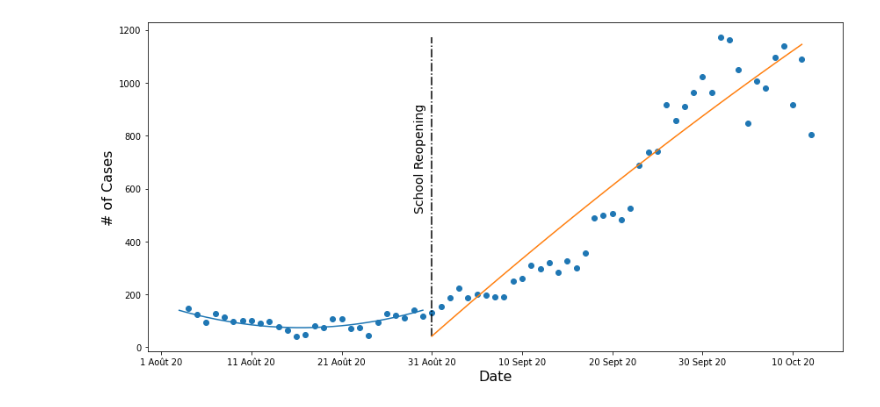
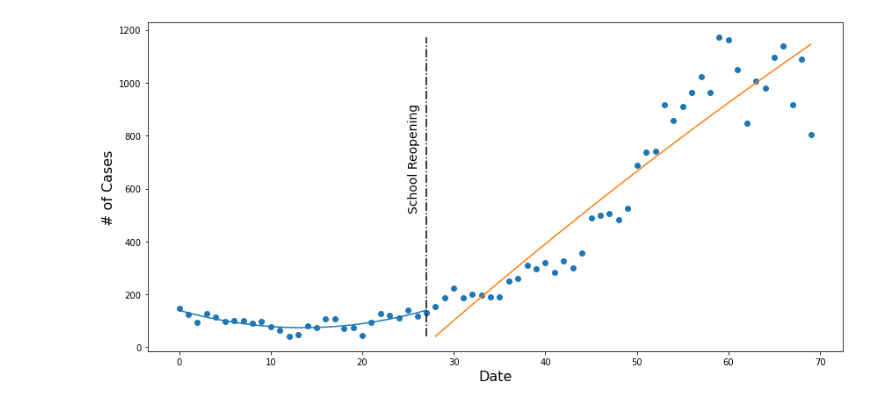
Before and after one commit to mmrossi/m3-4-rdd-project, a Jupyter notebook: Rough Draft.ipynb, the cells around one changed output. Saved outputs shown, nothing was run; the diff lists cells and outputs as text; code cells hidden in the pictures.

```diff
--- a/Rough Draft.ipynb
+++ b/Rough Draft.ipynb
@@ -82,14 +64,14 @@ temp_pd3 = cov.loc[period3]
 # %%
 #Pre-locdown
 
-X = temp_prld[['Day','Day_sq']]
+X = pre_LD1[['Day','Day_sq']]
 X = sm.add_constant(X)
 
-y = temp_prld['Cas']
+y = pre_LD1['Cas']
 
 model_1 = sm.OLS(y, X).fit(cov_type='HC2')
 
 y_hat_1 = model_1.predict(X)
 
 
-#model_1.summary()
+model_1.summary()
@@ -96,13 +99,13 @@ y_hat_1 = model_1.predict(X)
 # %%
 #Post-Lockdown
 
-X = temp_pold[['Day','Day_sq']]
+X = post_LD1[['Day','Day_sq']]
 X = sm.add_constant(X)
 
-y = temp_pold['Cas']
+y = post_LD1['Cas']
 
 model_2 = sm.OLS(y,X).fit(cov_type='HC2')
 
 y_hat_2 = model_2.predict(X)
 
-#model_2.summary()
+model_2.summary()
@@ -127,13 +153,13 @@ plt.tight_layout()
 # %%
 #Pre-School Opening
 
-X = temp_prsc[['Day','Day_sq']]
+X = pre_sch[['Day','Day_sq']]
 X = sm.add_constant(X)
 
-y = temp_prsc['Cas']
+y = pre_sch['Cas']
 
 model_1 = sm.OLS(y, X).fit(cov_type='HC2')
 
 y_hat_1 = model_1.predict(X)
 
-#model_1.summary()
+model_1.summary()
@@ -140,13 +187,13 @@ y_hat_1 = model_1.predict(X)
 # %%
 #Post-School Opening
 
-X = temp_posc[['Day','Day_sq']]
+X = post_sch[['Day','Day_sq']]
 X = sm.add_constant(X)
 
-y = temp_posc['Cas']
+y = post_sch['Cas']
 
 model_2 = sm.OLS(y,X).fit(cov_type='HC2')
 
 y_hat_2 = model_2.predict(X)
 
-#model_2.summary()
+model_2.summary()
@@ -153,18 +223,18 @@ y_hat_2 = model_2.predict(X)
 # %%
 fig, ax = plt.subplots(figsize=(12,6))
 
-plt.scatter(x=temp_pd2.Day,y=temp_pd2.Cas)
+plt.scatter(x=period2_df.Day,y=period2_df.Cas)
 plt.plot(y_hat_1)
 plt.plot(y_hat_2)
-ax.text(y=520,x=188,s='School Reopening',rotation=90,fontsize=14)
-ax.vlines(x=190,ymin=temp_pd2.Cas.min(),ymax=temp_pd2.Cas.max(),linestyle='dashdot')
-plt.xticks(np.linspace(160,230,8),('1 Août 20','11 Août 20','21 Août 20','31 Août 20',
-                                   '10 Sept 20','20 Sept 20','30 Sept 20','10 Oct 20'))
+ax.text(y=520,x=25,s='School Reopening',rotation=90,fontsize=14)
+ax.vlines(x=27,ymin=period2_df.Cas.min(),ymax=period2_df.Cas.max(),linestyle='dashdot')
+#plt.xticks(np.linspace(160,230,8),('1 Août 20','11 Août 20','21 Août 20','31 Août 20',
+#                                   '10 Sept 20','20 Sept 20','30 Sept 20','10 Oct 20'))
 plt.xlabel('Date',fontsize=16)
 plt.ylabel('# of Cases',fontsize=16)
 plt.tight_layout()
 # %% [output]
-[figure, old version]
+[figure, new version]
 # %%
 ########################
 # %%
```
Also changed, not shown: parts of 13 cells of this notebook.
